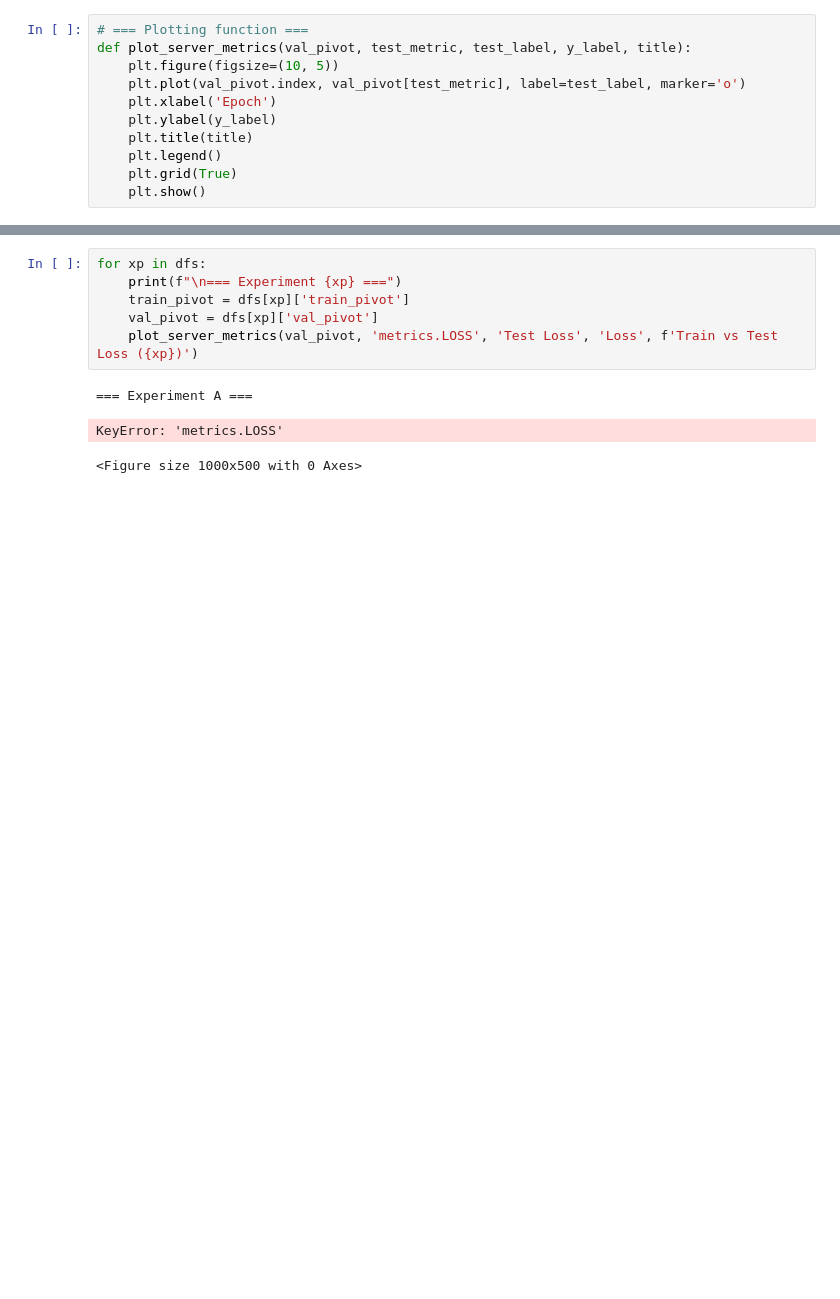
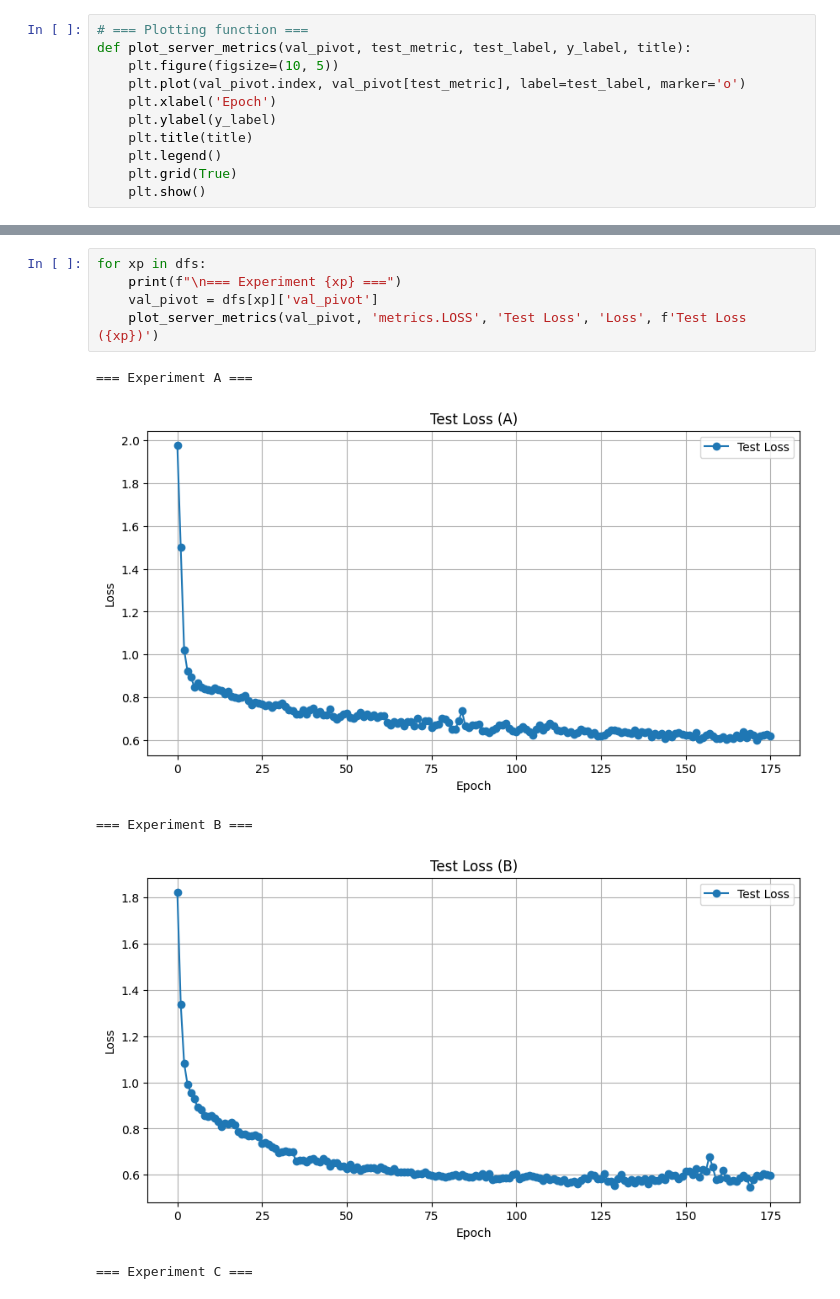
Before and after one commit to TulioPolido/federated_proxy_offset, a Jupyter notebook: Flautim/Federated/Results/PAMAP/plot_results_pamap.ipynb, the cells around one changed output, grey strips where cells are left out. Drawn from its saved outputs; the diff is of its cells as text; blank space fills up the shorter version.

Commit message:
New experiments

```diff
--- a/Flautim/Federated/Results/PAMAP/plot_results_pamap.ipynb
+++ b/Flautim/Federated/Results/PAMAP/plot_results_pamap.ipynb
@@ -75,10 +75,11 @@ Data loaded and prepared for experiments: ['A', 'B', 'C']
 # %%
 for xp in dfs:
     print(f"\n=== Experiment {xp} ===")
-    train_pivot = dfs[xp]['train_pivot']
     val_pivot = dfs[xp]['val_pivot']
-    plot_server_metrics(val_pivot, 'metrics.LOSS', 'Test Loss', 'Loss', f'Train vs Test Loss ({xp})')
+    plot_server_metrics(val_pivot, 'metrics.LOSS', 'Test Loss', 'Loss', f'Test Loss ({xp})')
 # %% [output]
 === Experiment A ===
+[figure, added]
-KeyError: 'metrics.LOSS'
+=== Experiment B ===
+[figure, added]
-<Figure size 1000x500 with 0 Axes>
+=== Experiment C ===
```
Also changed, not shown: parts of 8 cells of this notebook, 18 other files.
